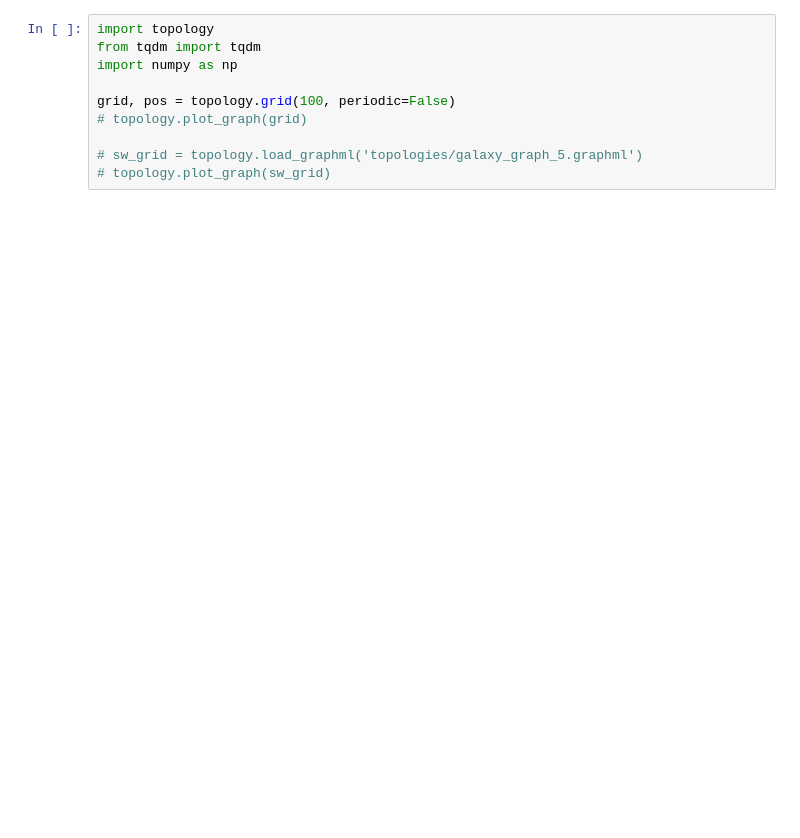
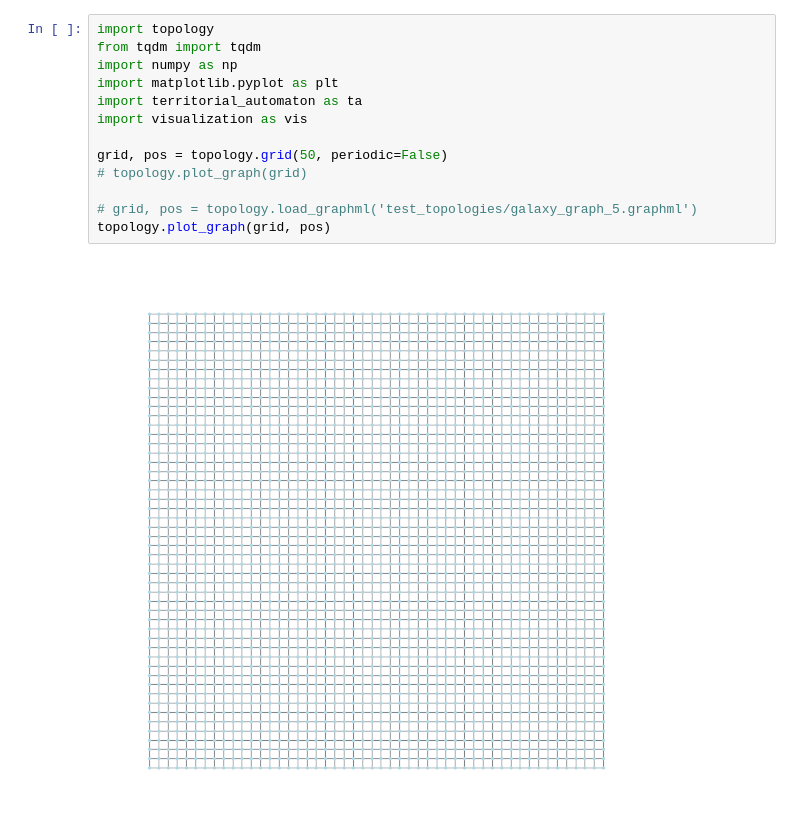
Before and after one commit to kylehtunis/territorial-automaton, a Jupyter notebook: test.ipynb, the cells around one changed output. Cells and saved outputs as stored; diff of their text form; blank space fills up the shorter version.

```diff
--- a/test.ipynb
+++ b/test.ipynb
@@ -1,11 +1,16 @@
 # %%
 import topology
 from tqdm import tqdm
 import numpy as np
+import matplotlib.pyplot as plt
+import territorial_automaton as ta
+import visualization as vis
 
-grid, pos = topology.grid(100, periodic=False)
+grid, pos = topology.grid(50, periodic=False)
 # topology.plot_graph(grid)
 
-# sw_grid = topology.load_graphml('topologies/galaxy_graph_5.graphml')
-# topology.plot_graph(sw_grid)
+# grid, pos = topology.load_graphml('test_topologies/galaxy_graph_5.graphml')
+topology.plot_graph(grid, pos)
+# %% [output]
+[figure, added]
 # %%
```
Also changed, not shown: parts of 5 cells of this notebook, 6 other files.
